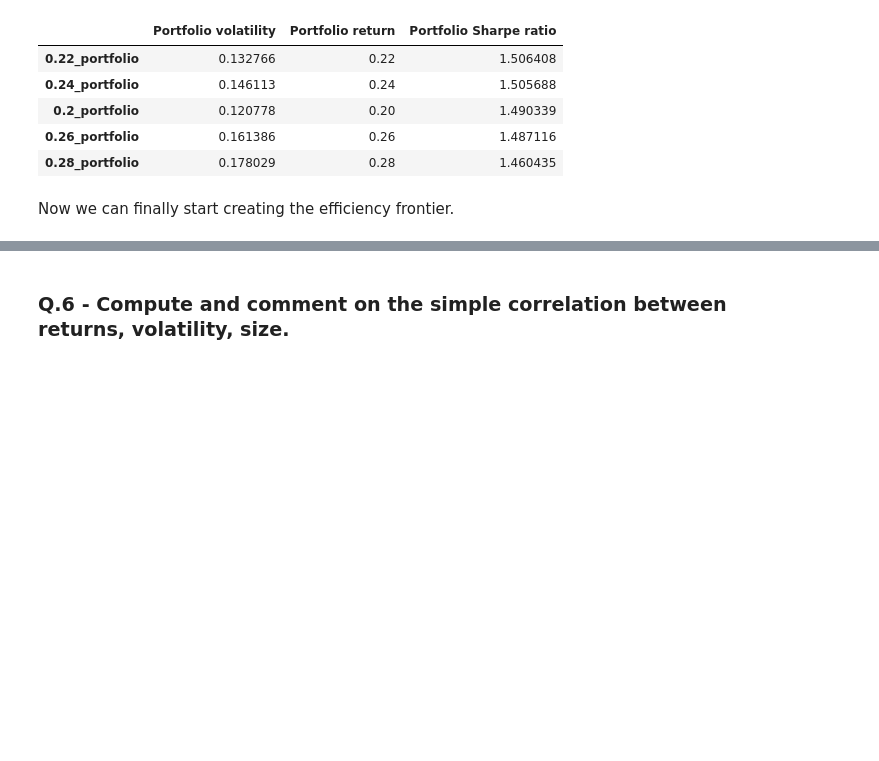
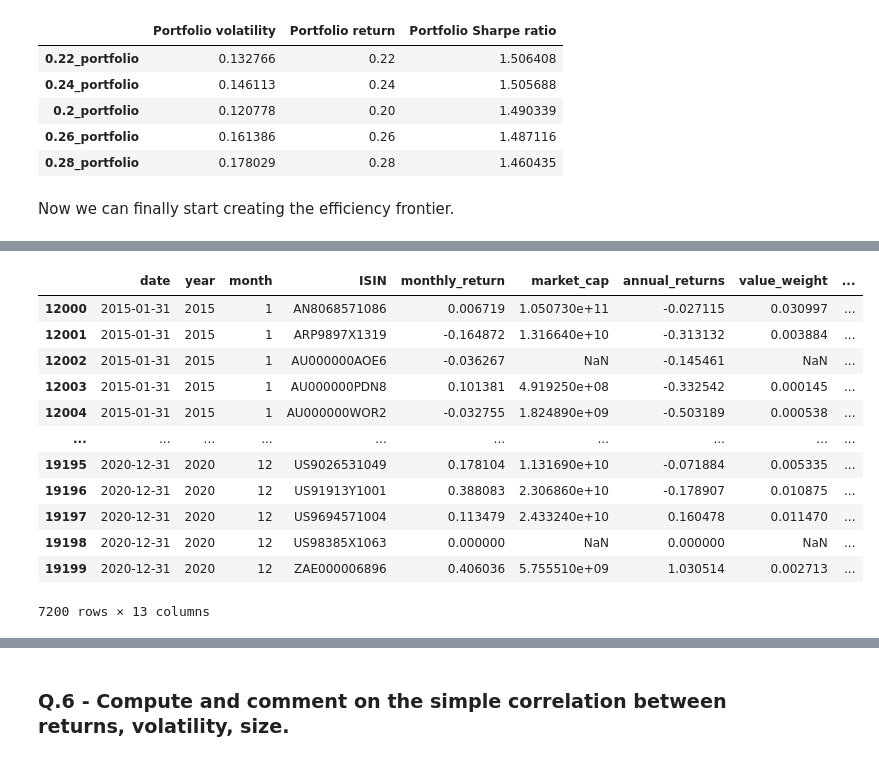
Before and after one commit to percw/Sustainable_and_Entrepreneurial_Finance, a Jupyter notebook: assignment_1.ipynb, the cells around one changed output, grey strips where cells are left out. Drawn from its saved outputs; the diff is of its cells as text; code cells hidden in the pictures; blank space fills up the shorter version.

```diff
--- a/assignment_1.ipynb
+++ b/assignment_1.ipynb
@@ -1634,0 +1681,63 @@ fig.show()
+# %%
+# Get weights with function from Q2
+df_q2_v_100_sorted_2015['value_weight'] = df_q2_v_100_sorted_2015.apply(
+    val_weight_func, axis=1)
+
+# Computing the monthly returns for each ISIN based on the market cap weight per month
+df_q2_v_100_sorted_2015['vw_asset_monthly_weighted_returns'] = df_q2_v_100_sorted_2015['monthly_return'] * \
+    df_q2_v_100_sorted_2015['value_weight']
+
+# Computing the AAR of the value-weighted portfolio by suming all the monthly weighted returns across the portfolio and dividing by 6 years of data
+df_q2_v_100_sorted_2015['vw_AAR'] = (
+    df_q2_v_100_sorted_2015['vw_asset_monthly_weighted_returns'].sum())/6
+
+# Computing the annual returns of the value-weighted portfolio
+vw_annual_return_df = df_q2_v_100_sorted_2015[[
+    'year', 'vw_asset_monthly_weighted_returns']].groupby('year').sum()
+
+
+def vw_annual_return_func(row):
+    year = row['year']
+    return vw_annual_return_df.loc[(year)][0]
+
+
+df_q2_v_100_sorted_2015['vw_annual_return'] = df_q2_v_100_sorted_2015.apply(
+    vw_annual_return_func, axis=1)
+
+# Computing the monthly return of the value-weighted portfolio
+vw_monthly_return_df = df_q2_v_100_sorted_2015[[
+    'year', 'month', 'vw_asset_monthly_weighted_returns']].groupby(['year', 'month']).sum()
+
+
+def vw_monthly_return_func(row):
+    year = row['year']
+    month = row['month']
+    return vw_monthly_return_df.loc[(year, month)][0]
+
+
+df_q2_v_100_sorted_2015['vw_monthly_return'] = df_q2_v_100_sorted_2015.apply(
+    vw_monthly_return_func, axis=1)
+
+# Computing portfolio statistics
+df_q2_v_100_sorted_2015['vw_annualized_volatility'] = df_q2_v_100_sorted_2015['vw_monthly_return'].std(
+)*math.sqrt(12)
+vw_min = df_q2_v_100_sorted_2015['vw_annual_return'].min()
+vw_max = df_q2_v_100_sorted_2015['vw_annual_return'].max()
+vw_sharperatio = (df_q2_v_100_sorted_2015['vw_annual_return'].mean(
+) - risk_free_rate)/df_q2_v_100_sorted_2015['vw_annualized_volatility'].mean()
+# Showing dataframe
+df_q2_v_100_sorted_2015
+# %% [output]
+|  | date | year | month | ISIN | monthly_return | market_cap | annual_returns | value_weight | ... |
+| 12000 | 2015-01-31 | 2015 | 1 | AN8068571086 | 0.006719 | 1.050730e+11 | -0.027115 | 0.030997 | ... |
+| 12001 | 2015-01-31 | 2015 | 1 | ARP9897X1319 | -0.164872 | 1.316640e+10 | -0.313132 | 0.003884 | ... |
+| 12002 | 2015-01-31 | 2015 | 1 | AU000000AOE6 | -0.036267 | NaN | -0.145461 | NaN | ... |
+| 12003 | 2015-01-31 | 2015 | 1 | AU000000PDN8 | 0.101381 | 4.919250e+08 | -0.332542 | 0.000145 | ... |
+| 12004 | 2015-01-31 | 2015 | 1 | AU000000WOR2 | -0.032755 | 1.824890e+09 | -0.503189 | 0.000538 | ... |
+| ... | ... | ... | ... | ... | ... | ... | ... | ... | ... |
+| 19195 | 2020-12-31 | 2020 | 12 | US9026531049 | 0.178104 | 1.131690e+10 | -0.071884 | 0.005335 | ... |
+| 19196 | 2020-12-31 | 2020 | 12 | US91913Y1001 | 0.388083 | 2.306860e+10 | -0.178907 | 0.010875 | ... |
+| 19197 | 2020-12-31 | 2020 | 12 | US9694571004 | 0.113479 | 2.433240e+10 | 0.160478 | 0.011470 | ... |
+| 19198 | 2020-12-31 | 2020 | 12 | US98385X1063 | 0.000000 | NaN | 0.000000 | NaN | ... |
+| 19199 | 2020-12-31 | 2020 | 12 | ZAE000006896 | 0.406036 | 5.755510e+09 | 1.030514 | 0.002713 | ... |
+7200 rows × 13 columns
```
Also changed, not shown: parts of 26 cells of this notebook, 5 other files.
